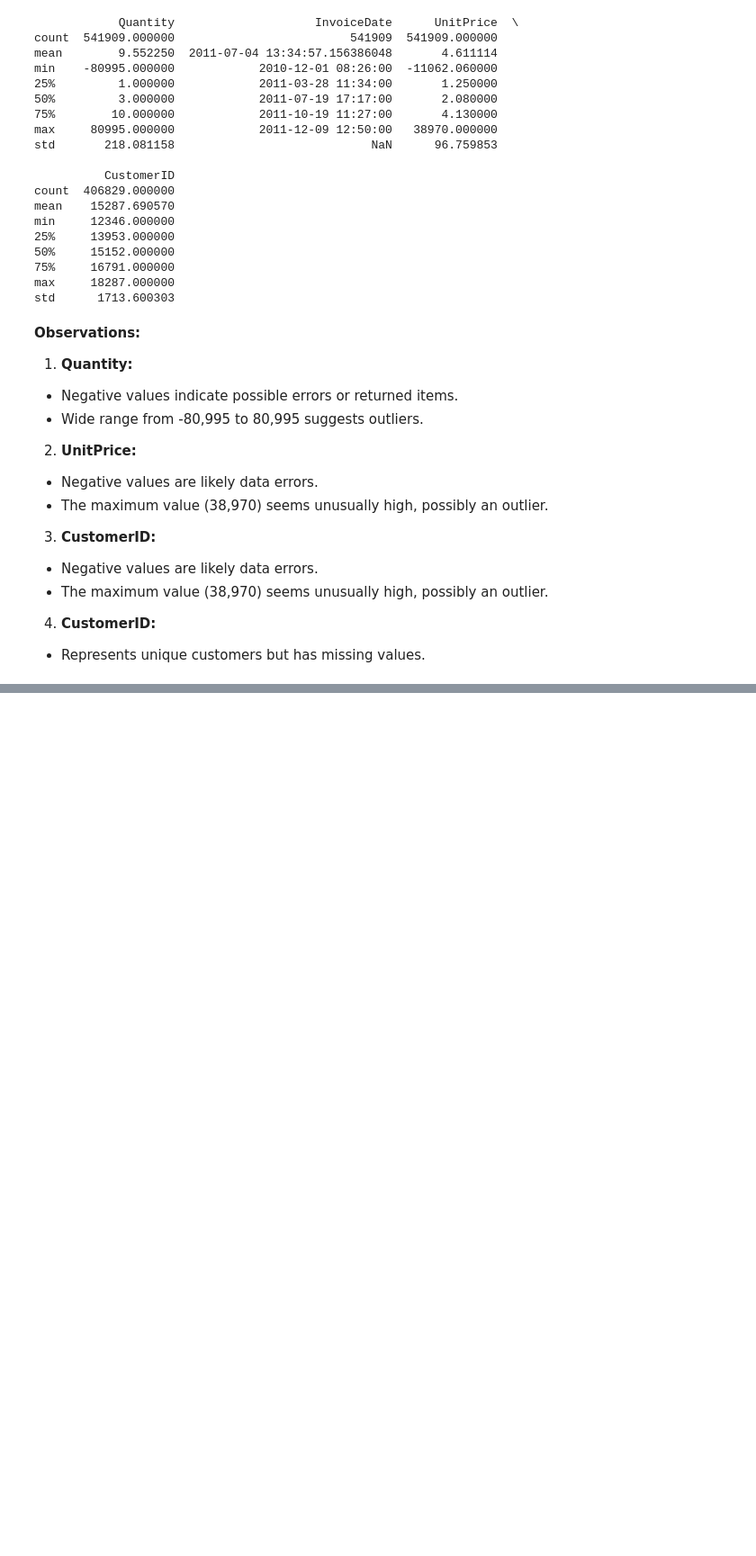
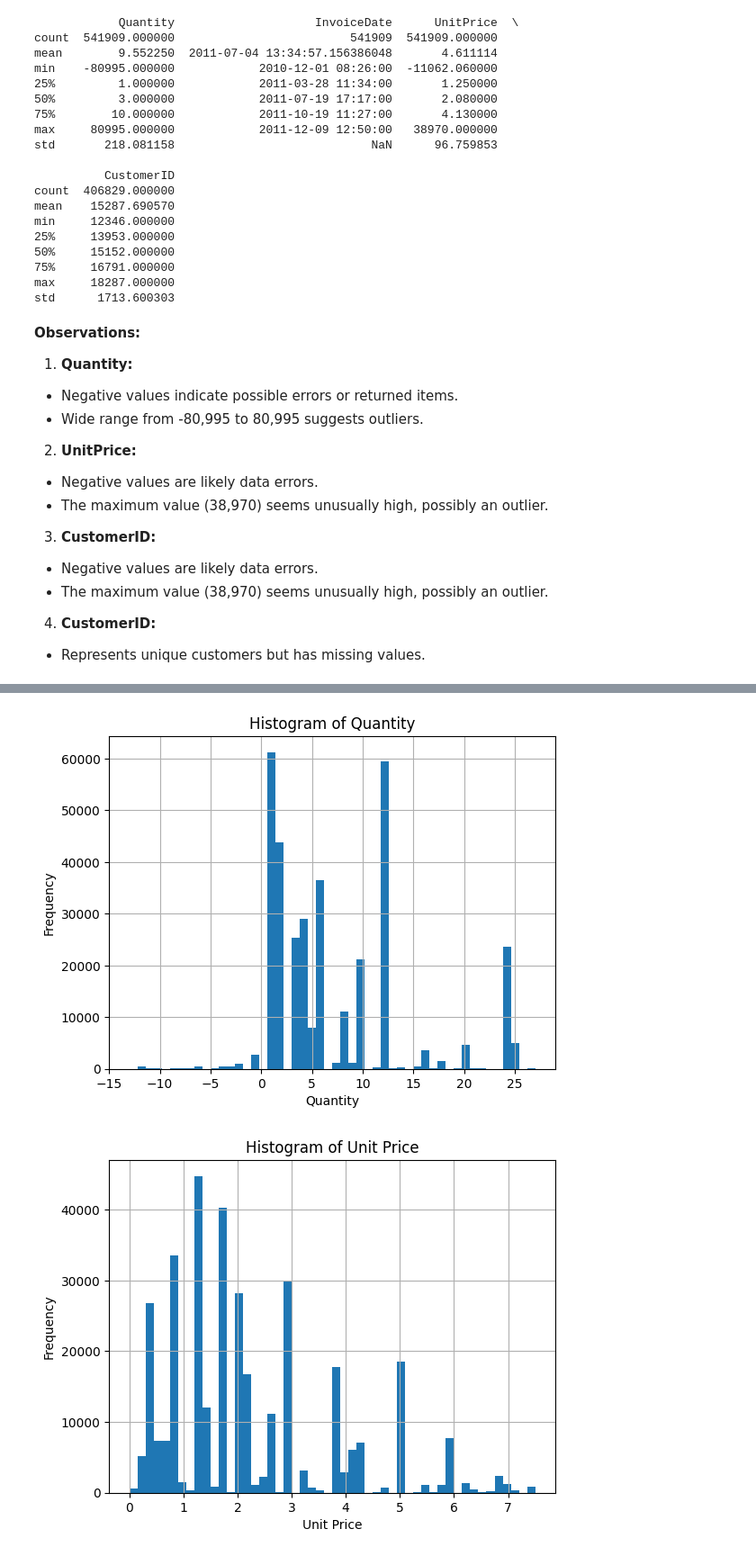
Before and after one commit to shvbhvm09/Customer-Segmentation-Using-Clustering-Techniques, a Jupyter notebook: customer_segmentation_project.ipynb, the cells around one changed output, grey strips where cells are left out. Shown at 90% size. Drawn from its saved outputs; the diff is of its cells as text; code cells hidden in the pictures; blank space fills up the shorter version.

```diff
--- a/customer_segmentation_project.ipynb
+++ b/customer_segmentation_project.ipynb
@@ -139,0 +245,17 @@ See the caveats in the documentation: https://pandas.pydata.org/pandas-docs/stab
+# %%
+# Histogram for Quantity
+data['Quantity'].hist(bins=50)
+plt.title("Histogram of Quantity")
+plt.xlabel("Quantity")
+plt.ylabel("Frequency")
+plt.show()
+
+# Histogram for UnitPrice
+data['UnitPrice'].hist(bins=50)
+plt.title("Histogram of Unit Price")
+plt.xlabel("Unit Price")
+plt.ylabel("Frequency")
+plt.show()
+# %% [output]
+[figure, added]
+[figure, added]
```
Also changed, not shown: parts of 20 cells of this notebook.
